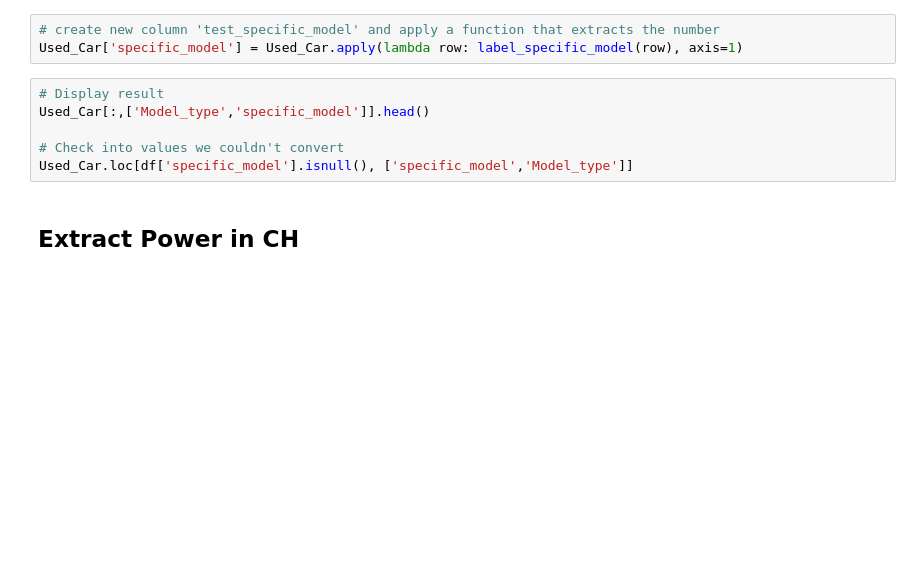
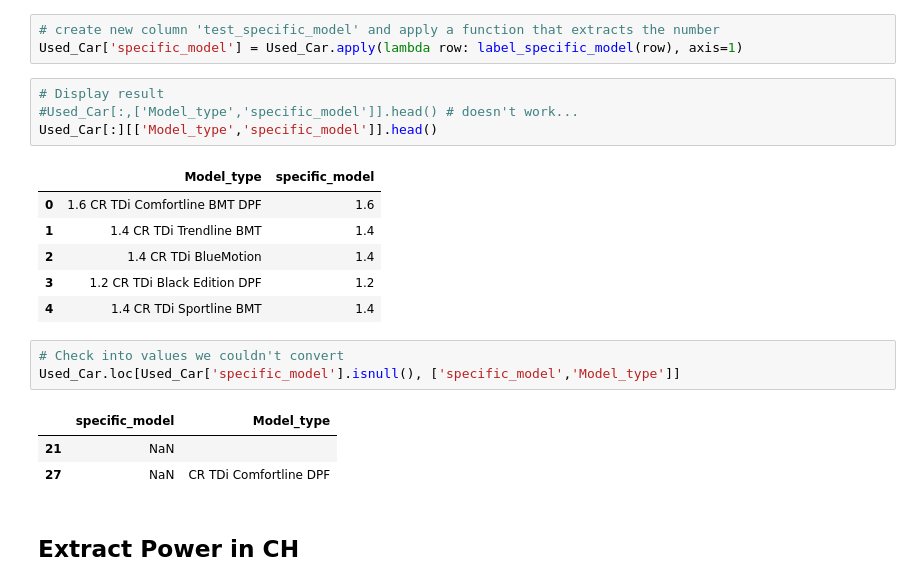
Before and after one commit to guidel96/autoscout24, a Jupyter notebook: scraper.ipynb, the cells around one changed output. Saved outputs shown, nothing was run; the diff lists cells and outputs as text; blank space fills up the shorter version.

```diff
--- a/scraper.ipynb
+++ b/scraper.ipynb
@@ -395,12 +395,24 @@ df.loc[df['test_specific_model'].isnull(), ['test_specific_model','Model_type']]
 # %%
 # create new column 'test_specific_model' and apply a function that extracts the number
 Used_Car['specific_model'] = Used_Car.apply(lambda row: label_specific_model(row), axis=1)
+# %%
+# Display result
+#Used_Car[:,['Model_type','specific_model']].head() # doesn't work...
+Used_Car[:][['Model_type','specific_model']].head()
+# %% [output]
+|  | Model_type | specific_model |
+| 0 | 1.6 CR TDi Comfortline BMT DPF | 1.6 |
+| 1 | 1.4 CR TDi Trendline BMT | 1.4 |
+| 2 | 1.4 CR TDi BlueMotion | 1.4 |
+| 3 | 1.2 CR TDi Black Edition DPF | 1.2 |
+| 4 | 1.4 CR TDi Sportline BMT | 1.4 |
 # %%
-# Display result
-Used_Car[:,['Model_type','specific_model']].head()
-
 # Check into values we couldn't convert
-Used_Car.loc[df['specific_model'].isnull(), ['specific_model','Model_type']]
+Used_Car.loc[Used_Car['specific_model'].isnull(), ['specific_model','Model_type']]
+# %% [output]
+|  | specific_model | Model_type |
+| 21 | NaN |  |
+| 27 | NaN | CR TDi Comfortline DPF |
 # %% [markdown]
 ## Extract Power in CH
 # %%
```
Also changed, not shown: parts of 14 cells of this notebook, 1 other file.
